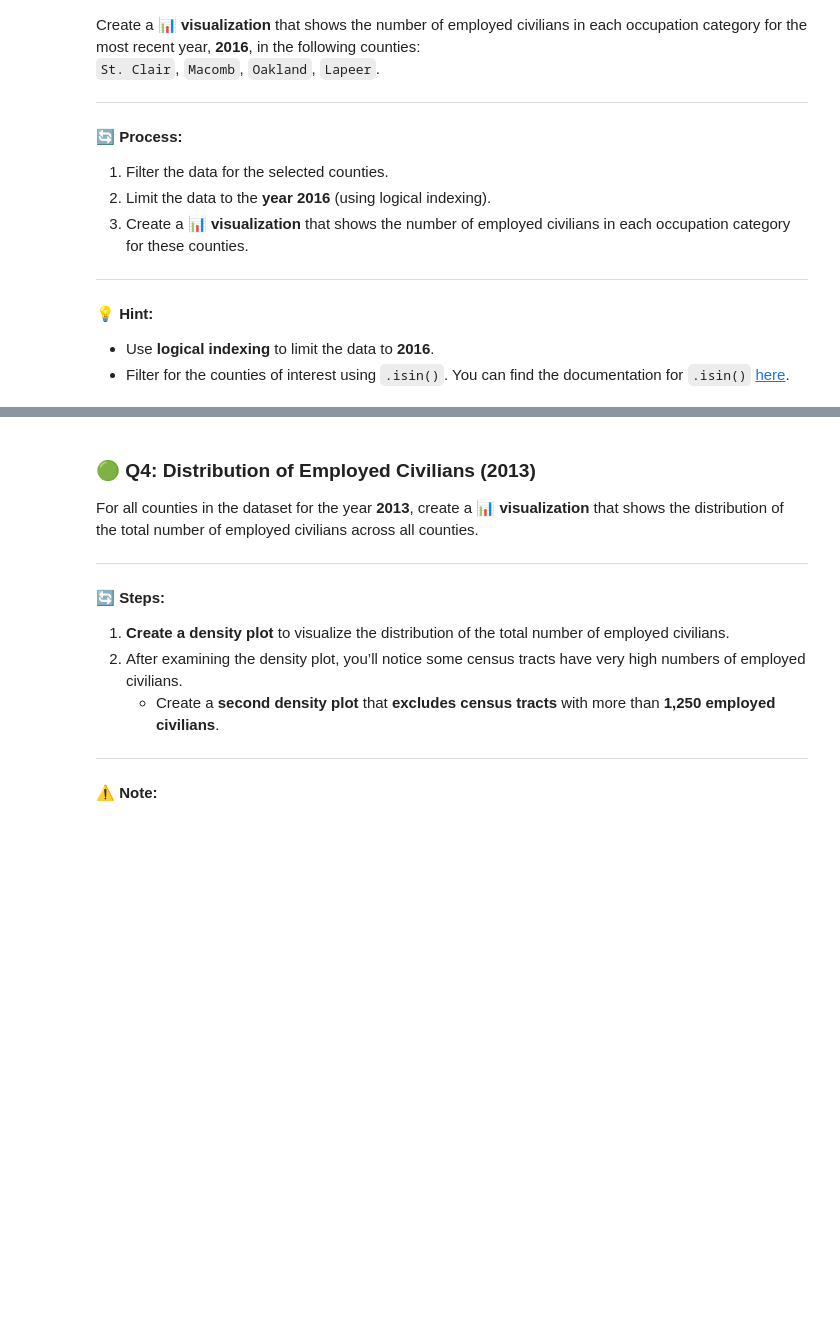
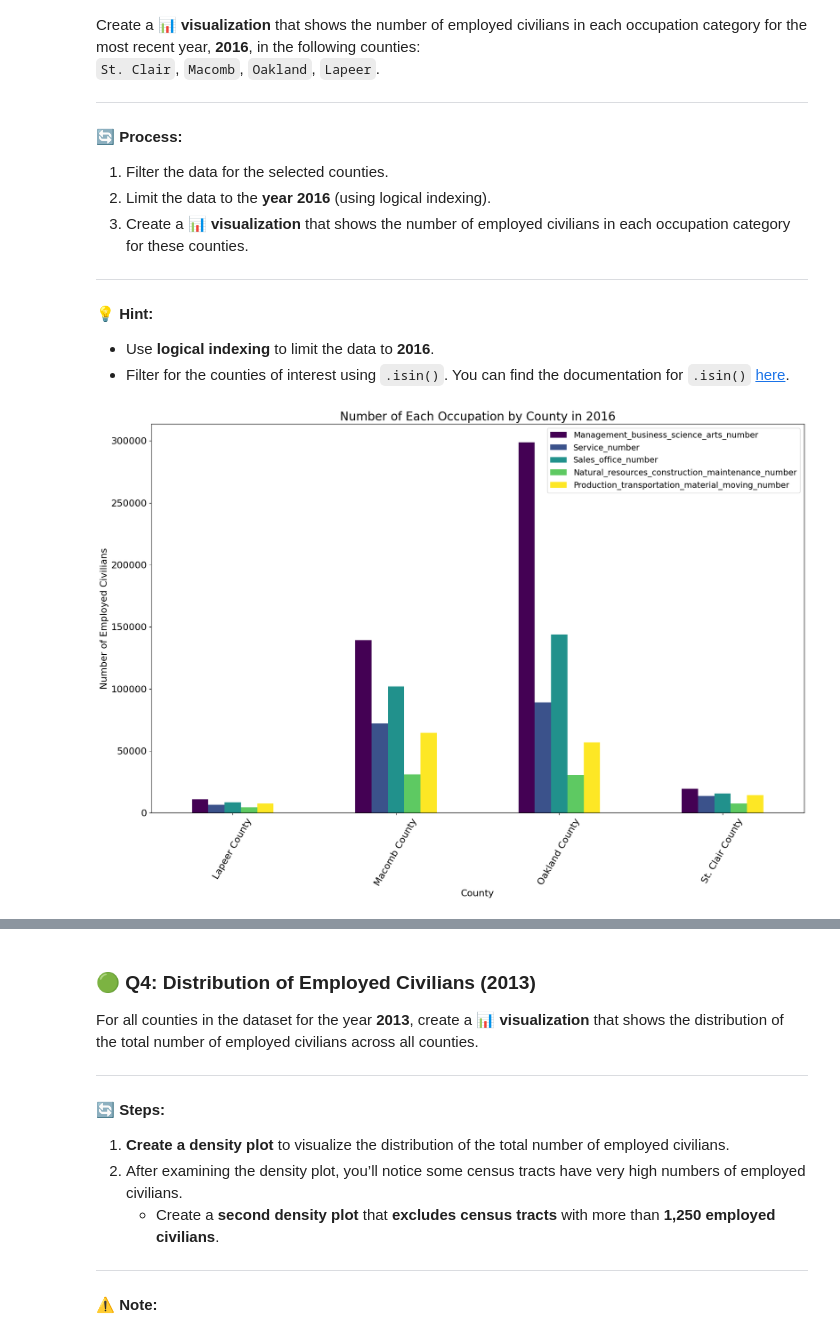
Before and after one commit to Mahanyuu/SI_618_FA_24_Files, a Jupyter notebook: Homework/SI_618_Homework_03.ipynb, the cells around one changed output, grey strips where cells are left out. Drawn from its saved outputs; the diff is of its cells as text; code cells hidden in the pictures; blank space fills up the shorter version.

```diff
--- a/Homework/SI_618_Homework_03.ipynb
+++ b/Homework/SI_618_Homework_03.ipynb
@@ -270,4 +317,25 @@ Create a 📊 **visualization** that shows the number of employed civilians in e
 - Use **logical indexing** to limit the data to **2016**.
 - Filter for the counties of interest using `.isin()`. You can find the documentation for `.isin()` [here](https://pandas.pydata.org/docs/reference/api/pandas.DataFrame.isin.html).
 # %%
-# Answer Here
+combined_df[['Census_tract', 'County', 'State']] = combined_df['Area'].str.split(',', expand=True)
+combined_df['Census_tract'] = combined_df['Census_tract'].str.strip()
+combined_df['County'] = combined_df['County'].str.strip()
+combined_df['State'] = combined_df['State'].str.strip()
+
+combined_df_bool = combined_df.isin(['St. Clair County', 'Macomb County', 'Oakland County', 'Lapeer County']).any(axis=1)
+combined_df_q3_county = combined_df[combined_df_bool]
+combined_df_q3 = combined_df_q3_county[combined_df_q3_county['year'] == 2016]
+each_category = [col for col in combined_df_q3.columns if col.endswith('_number')]
+combined_df_q3_groupby = combined_df_q3.groupby('County')[each_category].sum()
+
+## Unstack Plotting
+f_q3_unstacked = combined_df_q3_groupby.plot(kind='bar', figsize = (20, 12), colormap='viridis')
+plt.title('Number of Each Occupation by County in 2016', fontsize = 20)
+plt.xticks(rotation = 60, fontsize = 16)
+plt.yticks(fontsize = 16)
+plt.ylabel('Number of Employed Civilians', fontsize = 16)
+plt.xlabel('County', fontsize = 16)
+plt.legend(fontsize = 14)
+plt.show()
+# %% [output]
+[figure, added]
```
Also changed, not shown: parts of 14 cells of this notebook.
